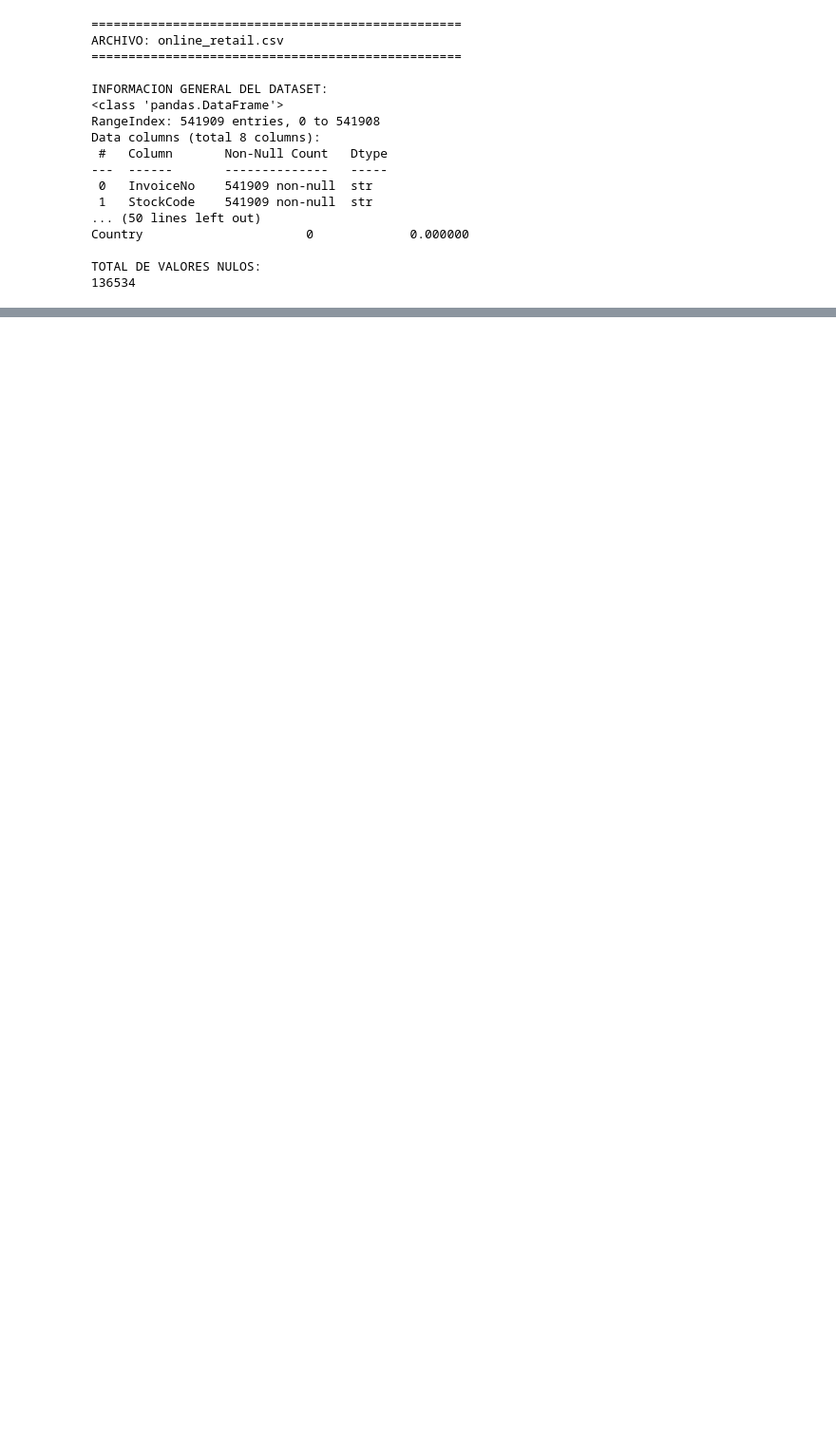
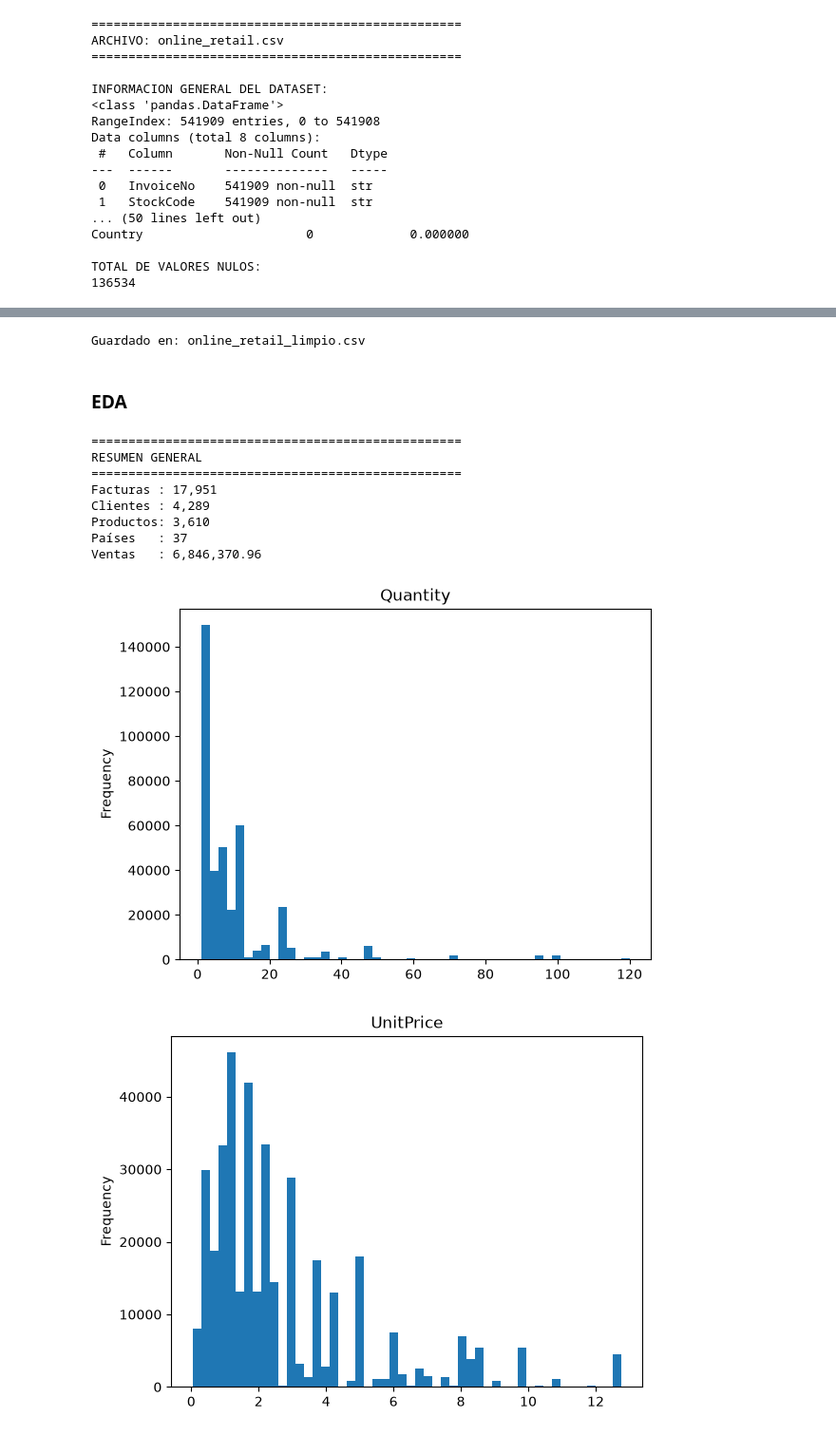
Before and after one commit to DDev-max/Proyecto-final-mineria2, a Jupyter notebook: notebook.ipynb, the cells around one changed output, grey strips where cells are left out. Shown at 95% size. Saved outputs shown, nothing was run; the diff lists cells and outputs as text; code cells hidden in the pictures; blank space fills up the shorter version.

```diff
--- a/notebook.ipynb
+++ b/notebook.ipynb
@@ -32,0 +197,19 @@ TOTAL DE VALORES NULOS:
+# %%
+pipeline.guardar("online_retail_limpio.csv")
+# %% [output]
+Guardado en: online_retail_limpio.csv
+# %% [markdown]
+### EDA
+# %%
+pipeline.eda()
+# %% [output]
+==================================================
+RESUMEN GENERAL
+==================================================
+Facturas : 17,951
+Clientes : 4,289
+Productos: 3,610
+Países   : 37
+Ventas   : 6,846,370.96
+[figure, added]
+[figure, added]
```
Also changed, not shown: parts of 32 cells of this notebook, 1 other file.
